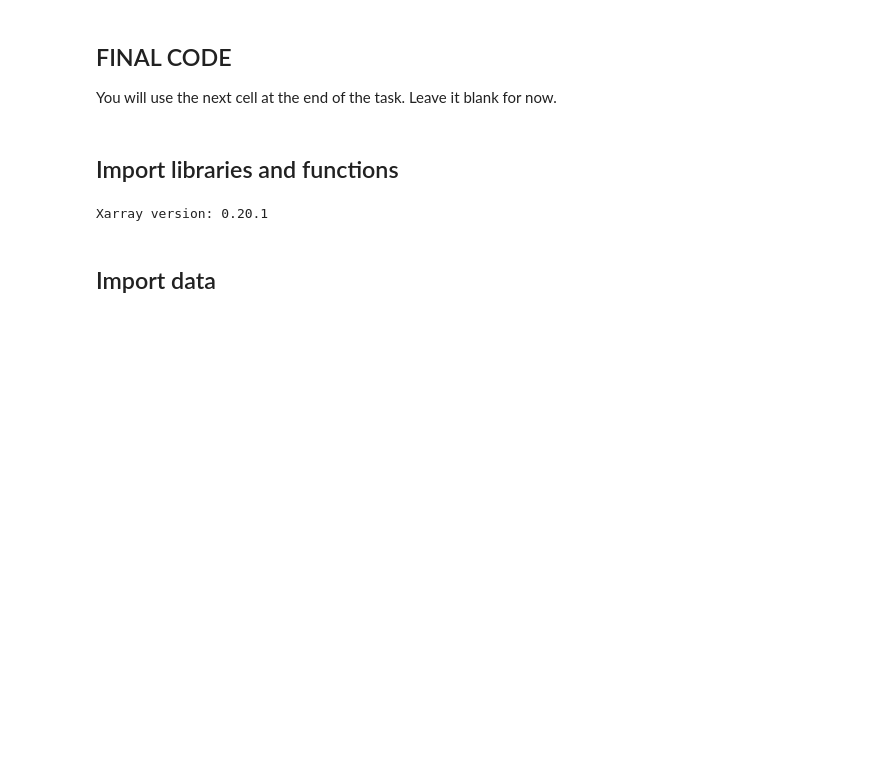
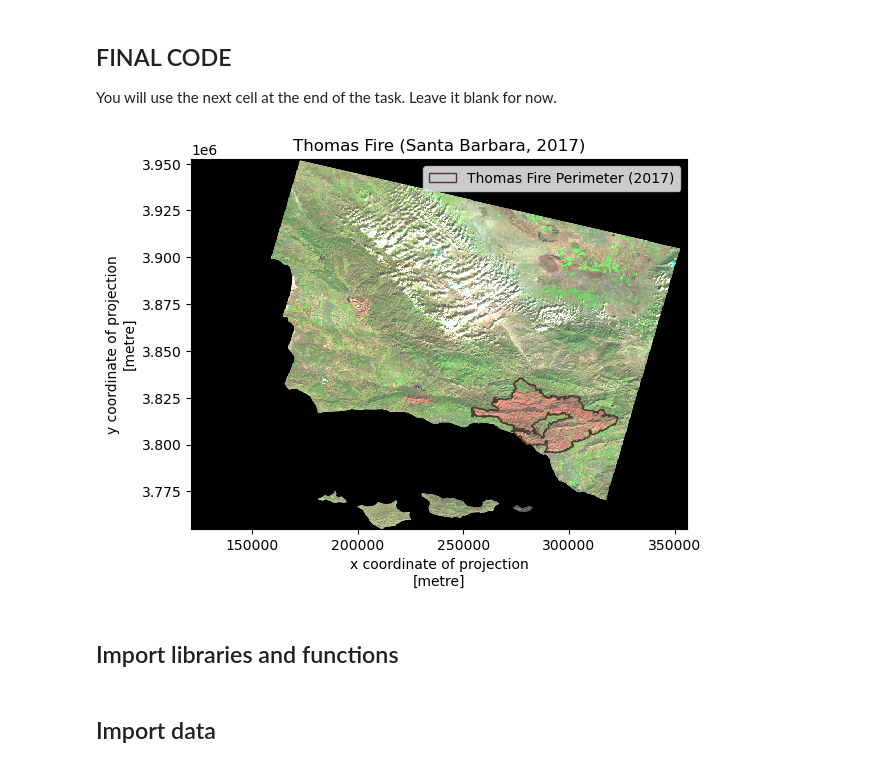
Before and after one commit to oksanaprotsukha/eds220-hwk-4, a Jupyter notebook: hwk4-task2-false-color.ipynb, the cells around one changed output. Cells and saved outputs as stored; diff of their text form; code cells hidden in the pictures; blank space fills up the shorter version.

```diff
--- a/hwk4-task2-false-color.ipynb
+++ b/hwk4-task2-false-color.ipynb
@@ -51,6 +51,62 @@ All data is in the Canvas-week7-homework zip file.
 You will use the next cell at the end of the task. Leave it blank for now.
 # %%
 ### ===== FINAL CODE =====
+
+### ===== lIBRARIES =====
+
+# import libraries and functions
+import os
+import numpy as np
+import matplotlib.pyplot as plt
+import matplotlib.patches as mpatches # for creating legends
+
+import rioxarray as rioxr
+import geopandas as gpd
+import xarray as xr
+
+### ===== IMPORT DATA =====
+
+# import NetCDF file:
+fp_lsat = 'data/landsat8-2018-01-26-sb-simplified.nc'
+lsat = rioxr.open_rasterio(fp_lsat)
+
+# import shape file with California fire perimeters
+calfire = gpd.read_file(os.path.join(os.getcwd(), 'data',
+                                     'California_Fire_Perimeters_2017',
+                                     'California_Fire_Perimeters_2017.shp'))
+
+# filter calfire raster for Thomas fire
+tf = calfire[calfire.FIRE_NAME == 'THOMAS']
+
+### ===== UPDATES =====
+
+# drop an extra dimension "band" from lsat dataset
+lsat = lsat.squeeze().drop('band')
+
+# update CRS of the shape file to lsat CRS
+tf = tf.to_crs(crs = lsat.rio.crs)
+
+### ===== MAP =====
+
+fig, ax = plt.subplots()
+
+# plot Thomas fire perimeter
+tf.plot(ax=ax, color='none', edgecolor = '#483C32')
+tf_patch = mpatches.Patch(facecolor = 'none',
+                          edgecolor='#483C32',
+                          label='Thomas Fire Perimeter (2017)')
+
+# plot raster image of Santa Barbara area
+lsat[['swir22', 'nir08', 'red']].to_array().plot.imshow(ax=ax, robust = True)
+
+# add legend
+ax.legend(handles=[tf_patch], frameon=True, loc='upper right')
+ax.set_title('Thomas Fire (Santa Barbara, 2017)')
+
+# display map
+plt.show()
+# %% [output]
+[figure, added]
 # %% [markdown]
 ## Import libraries and functions
 # %%
@@ -63,10 +119,6 @@ import matplotlib.patches as mpatches # for creating legends
 import rioxarray as rioxr
 import geopandas as gpd
 import xarray as xr
-# %%
-print("Xarray version:", xr.__version__)
-# %% [output]
-Xarray version: 0.20.1
 # %% [markdown]
 ## Import data
 # %%
```
Also changed, not shown: parts of 11 cells of this notebook.
